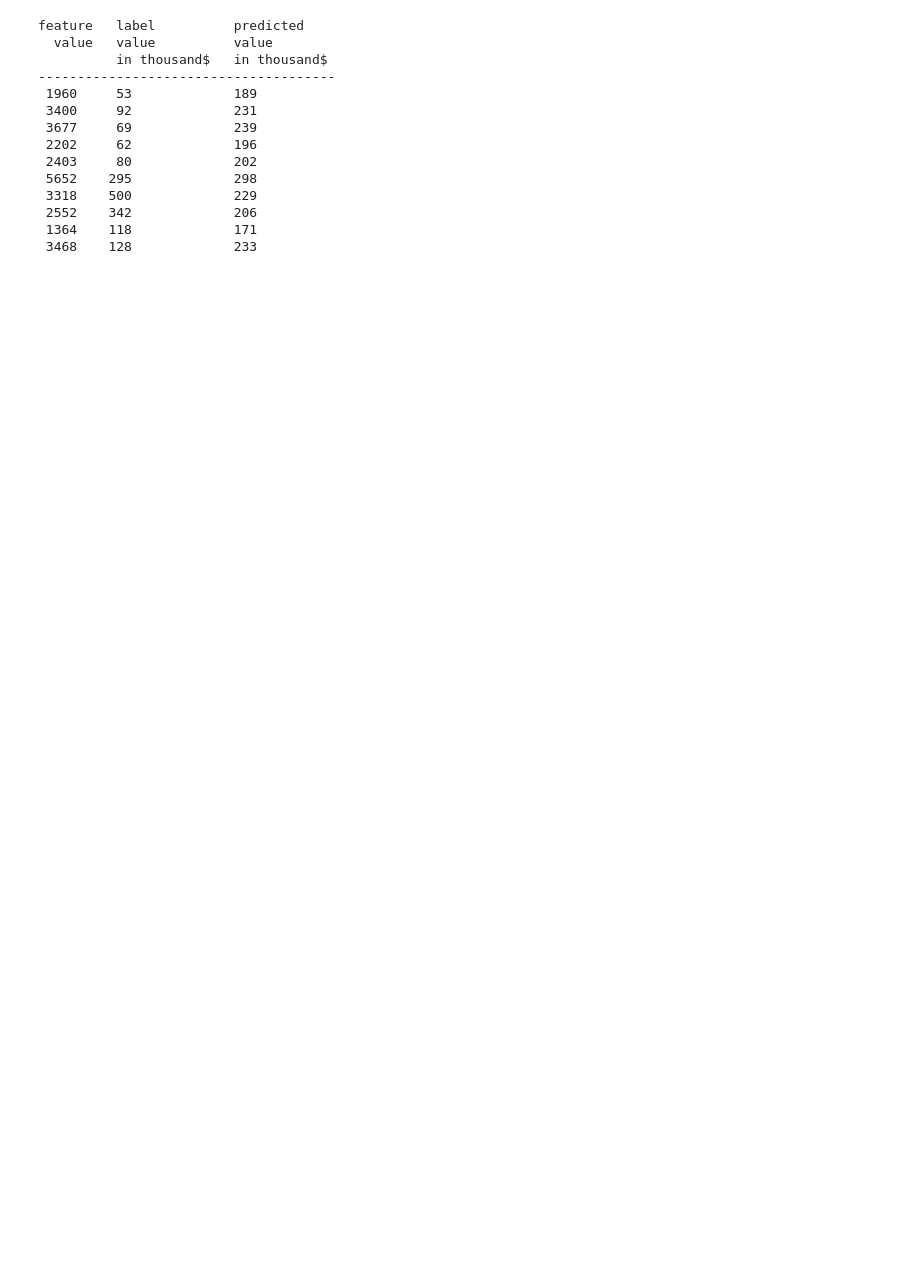
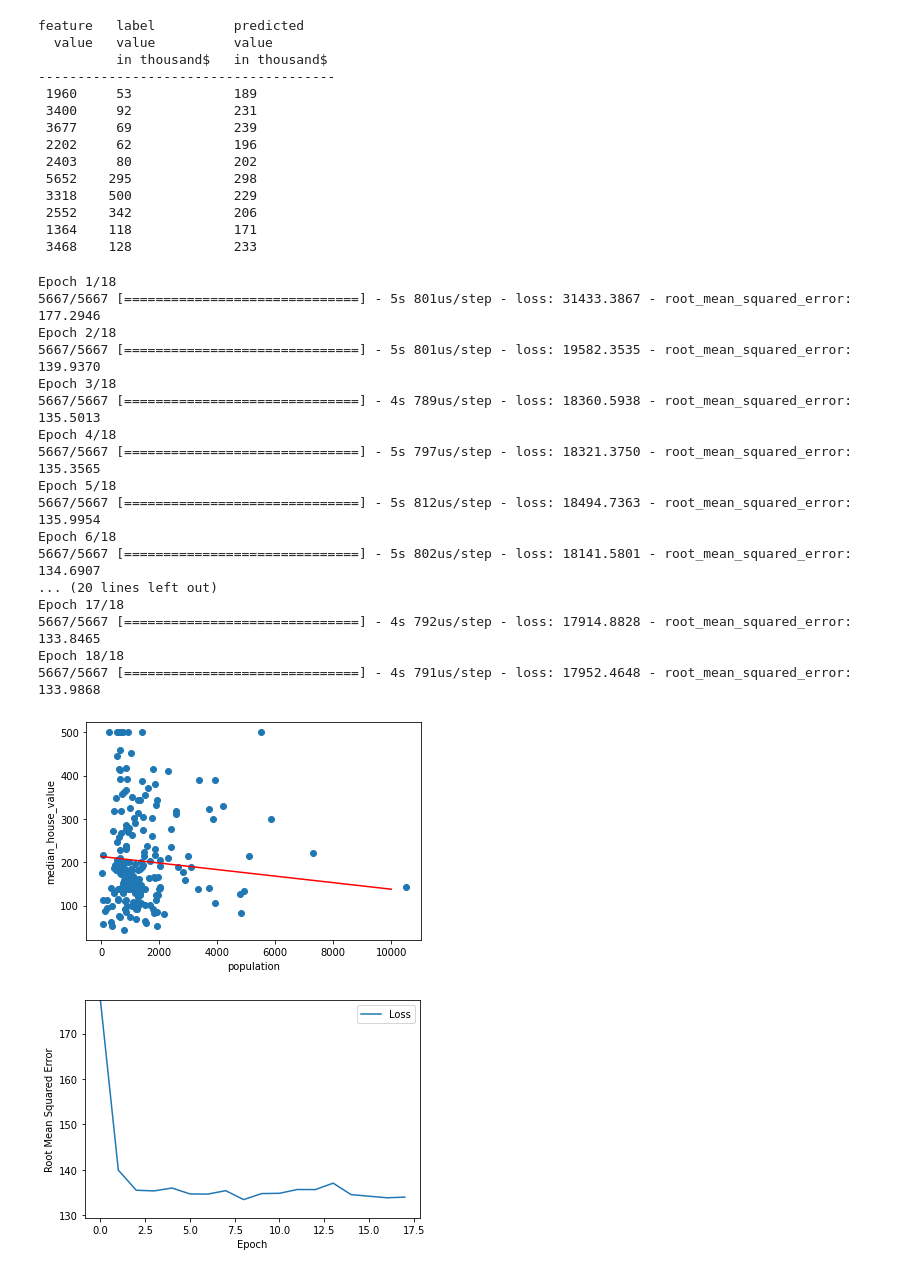
Before and after one commit to RainingK/Google-ML-Crash-Course, a Jupyter notebook: 4. First Steps With Tensor Flow/2. linearRegressionWithARealDataset.ipynb, the cells around one changed output. Cells and saved outputs as stored; diff of their text form; code cells hidden in the pictures; blank space fills up the shorter version.

Commit message:
Predicting With Population

```diff
--- a/4. First Steps With Tensor Flow/2. linearRegressionWithARealDataset.ipynb
+++ b/4. First Steps With Tensor Flow/2. linearRegressionWithARealDataset.ipynb
@@ -204,3 +184,44 @@ feature   label          predicted
  2552    342             206
  1364    118             171
  3468    128             233
+# %%
+# Change hyperparameters to get better results.
+
+my_feature = "population"   # Replace the ? with population or possibly a different column name.
+
+# Experiment with the hyperparameters.
+learning_rate = 0.05
+epochs = 18
+batch_size = 3
+
+# Don't change anything below this line.
+my_model = build_model(learning_rate)
+weight, bias, epochs, rmse = train_model(my_model, training_df,
+                                         my_feature, my_label,
+                                         epochs, batch_size)
+plot_the_model(weight, bias, my_feature, my_label)
+plot_the_loss_curve(epochs, rmse)
+
+predict_house_values(15, my_feature, my_label)
+
+# Predicting using population is the same as total_room if not worse
+# %% [output]
+Epoch 1/18
+5667/5667 [==============================] - 5s 801us/step - loss: 31433.3867 - root_mean_squared_error: 177.2946
+Epoch 2/18
+5667/5667 [==============================] - 5s 801us/step - loss: 19582.3535 - root_mean_squared_error: 139.9370
+Epoch 3/18
+5667/5667 [==============================] - 4s 789us/step - loss: 18360.5938 - root_mean_squared_error: 135.5013
+Epoch 4/18
+5667/5667 [==============================] - 5s 797us/step - loss: 18321.3750 - root_mean_squared_error: 135.3565
+Epoch 5/18
+5667/5667 [==============================] - 5s 812us/step - loss: 18494.7363 - root_mean_squared_error: 135.9954
+Epoch 6/18
+5667/5667 [==============================] - 5s 802us/step - loss: 18141.5801 - root_mean_squared_error: 134.6907
+... (20 lines left out)
+Epoch 17/18
+5667/5667 [==============================] - 4s 792us/step - loss: 17914.8828 - root_mean_squared_error: 133.8465
+Epoch 18/18
+5667/5667 [==============================] - 4s 791us/step - loss: 17952.4648 - root_mean_squared_error: 133.9868
+[figure, added]
+[figure, added]
```
Also changed, not shown: parts of 2 cells of this notebook.
